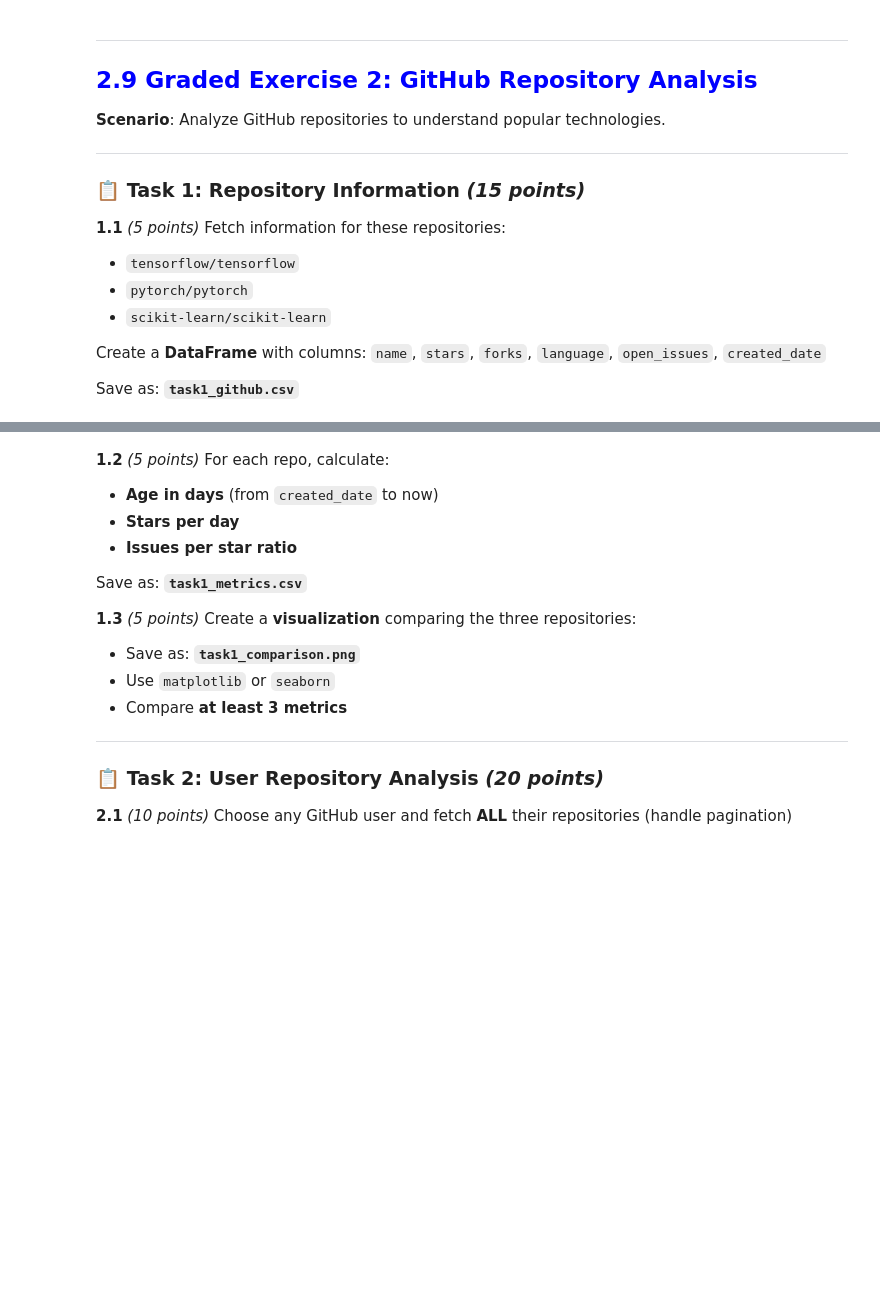
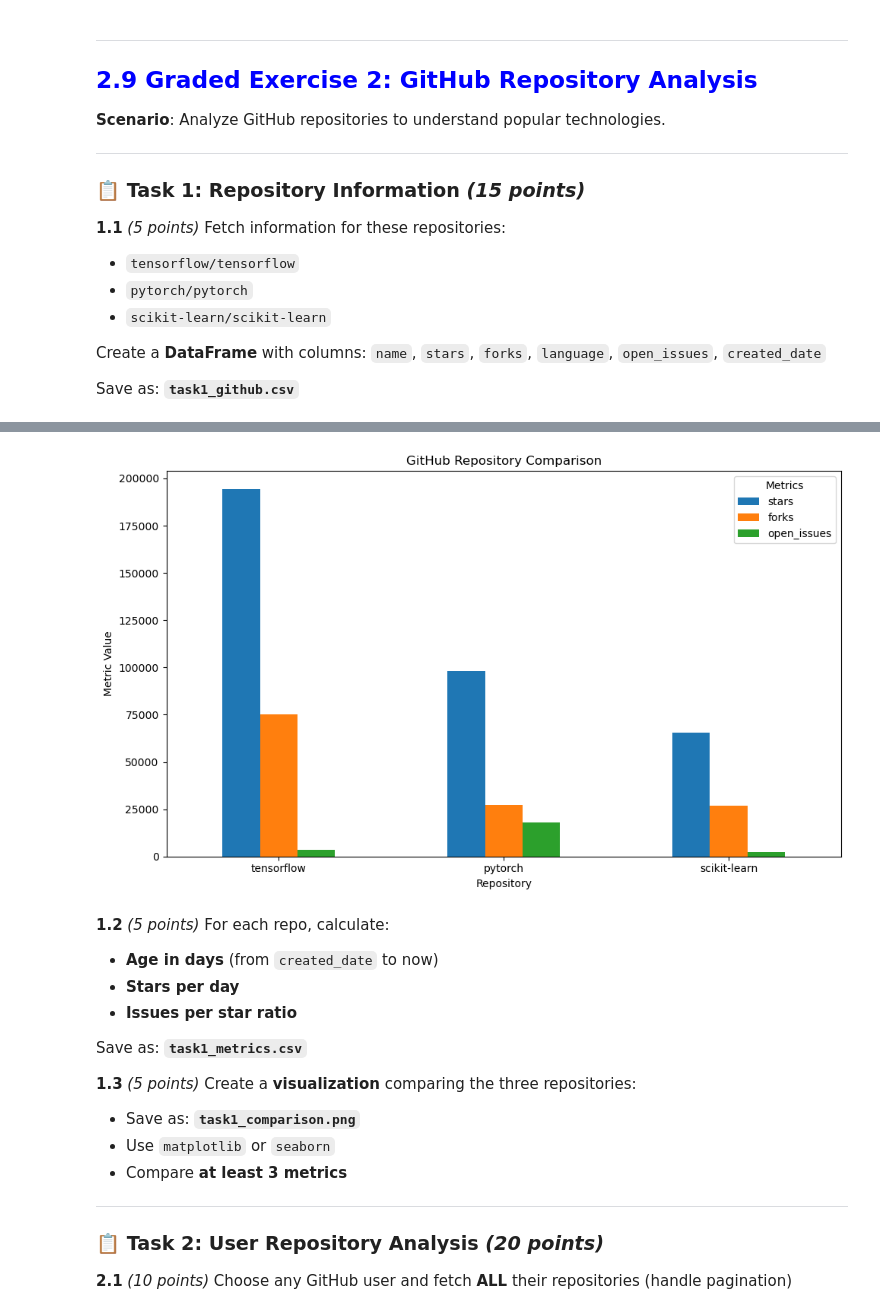
Before and after one commit to Rawan227/Data-Science-Labs, a Jupyter notebook: Lab03 - Data Acquisition/notebooks/Part2_REST_API.ipynb, the cells around one changed output, grey strips where cells are left out. Saved outputs shown, nothing was run; the diff lists cells and outputs as text; code cells hidden in the pictures; blank space fills up the shorter version.

```diff
--- a/Lab03 - Data Acquisition/notebooks/Part2_REST_API.ipynb
+++ b/Lab03 - Data Acquisition/notebooks/Part2_REST_API.ipynb
@@ -921,3 +975,29 @@ def task1_fetch_repos():
+# %%
+import matplotlib.pyplot as plt
+
+def plot_repo_comparison(df):
+
+    metrics = ["stars", "forks", "open_issues"]
+
+    df_plot = df.set_index("name")[metrics]
+
+    df_plot.plot(kind="bar", figsize=(10,6))
+
+    plt.title("GitHub Repository Comparison")
+    plt.xlabel("Repository")
+    plt.ylabel("Metric Value")
+    plt.xticks(rotation=0)
+    plt.legend(title="Metrics")
+
+    plt.tight_layout()
+
+    plt.savefig(os.path.join(output_folder,"task1_comparison.png"))
+    plt.show()
+
+
+plot_repo_comparison(df)
+# %% [output]
+[figure, added]
 # %% [markdown]
 **1.2** *(5 points)* For each repo, calculate:
 - **Age in days** (from `created_date` to now)
```
Also changed, not shown: parts of 12 cells of this notebook, 19 other files.
